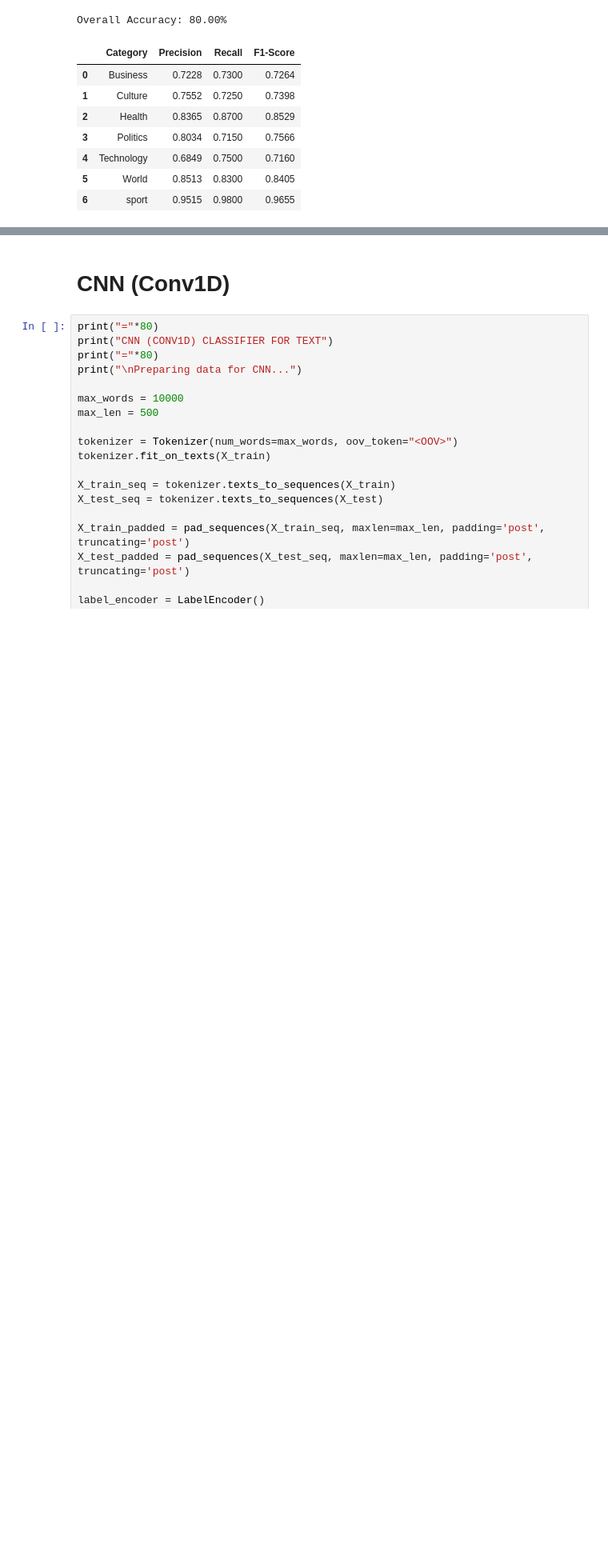
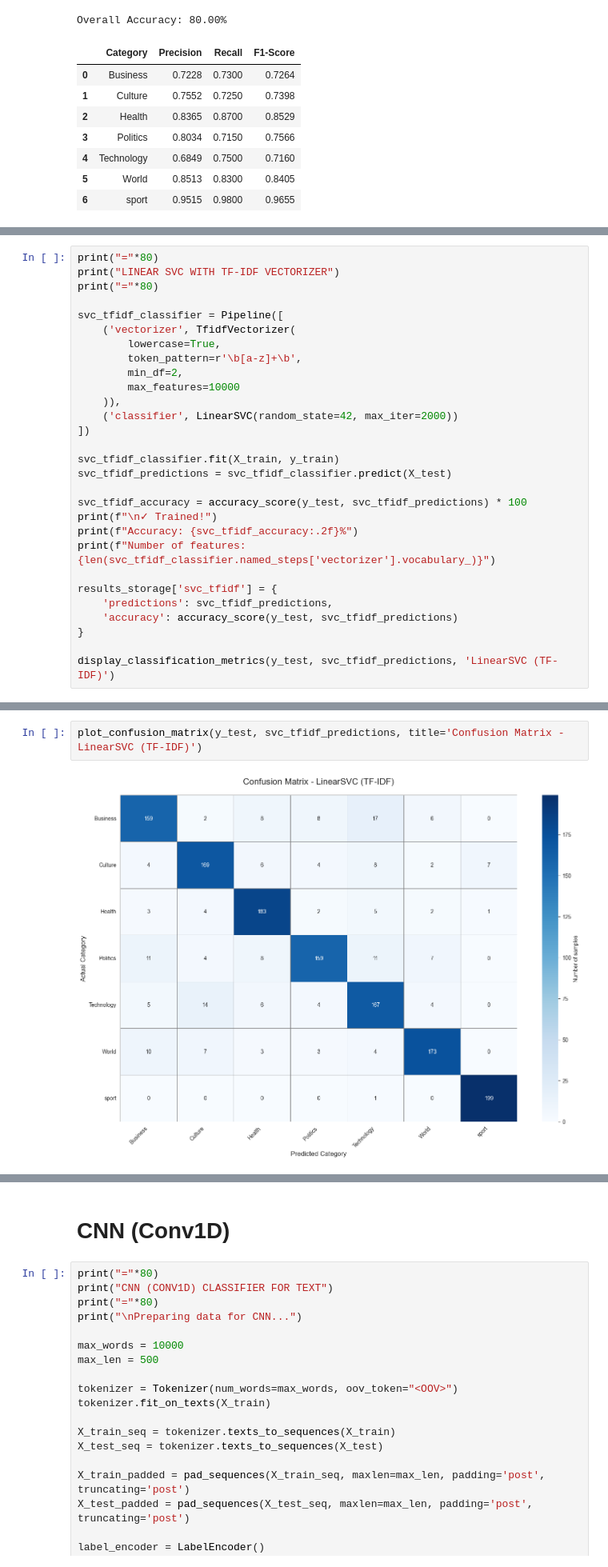
Before and after one commit to Klonotoros/Data-Mining, a Jupyter notebook: newsClassifier.ipynb, the cells around one changed output, grey strips where cells are left out. Shown at 80% size. Drawn from its saved outputs; the diff is of its cells as text; blank space fills up the shorter version.

```diff
--- a/newsClassifier.ipynb
+++ b/newsClassifier.ipynb
@@ -209,0 +280,29 @@ Overall Accuracy: 80.00%
+# %%
+print("="*80)
+print("LINEAR SVC WITH TF-IDF VECTORIZER")
+print("="*80)
+
+svc_tfidf_classifier = Pipeline([
+    ('vectorizer', TfidfVectorizer(
+        lowercase=True,
+        token_pattern=r'\b[a-z]+\b',
+        min_df=2,
+        max_features=10000
+    )),
+    ('classifier', LinearSVC(random_state=42, max_iter=2000))
+])
+
+svc_tfidf_classifier.fit(X_train, y_train)
+svc_tfidf_predictions = svc_tfidf_classifier.predict(X_test)
+
+svc_tfidf_accuracy = accuracy_score(y_test, svc_tfidf_predictions) * 100
+print(f"\n✓ Trained!")
+print(f"Accuracy: {svc_tfidf_accuracy:.2f}%")
+print(f"Number of features: {len(svc_tfidf_classifier.named_steps['vectorizer'].vocabulary_)}")
+
+results_storage['svc_tfidf'] = {
+    'predictions': svc_tfidf_predictions,
+    'accuracy': accuracy_score(y_test, svc_tfidf_predictions)
+}
+
+display_classification_metrics(y_test, svc_tfidf_predictions, 'LinearSVC (TF-IDF)')
@@ -209,0 +326,4 @@ Overall Accuracy: 80.00%
+# %%
+plot_confusion_matrix(y_test, svc_tfidf_predictions, title='Confusion Matrix - LinearSVC (TF-IDF)')
+# %% [output]
+[figure, added]
```
Also changed, not shown: parts of 46 cells of this notebook.
